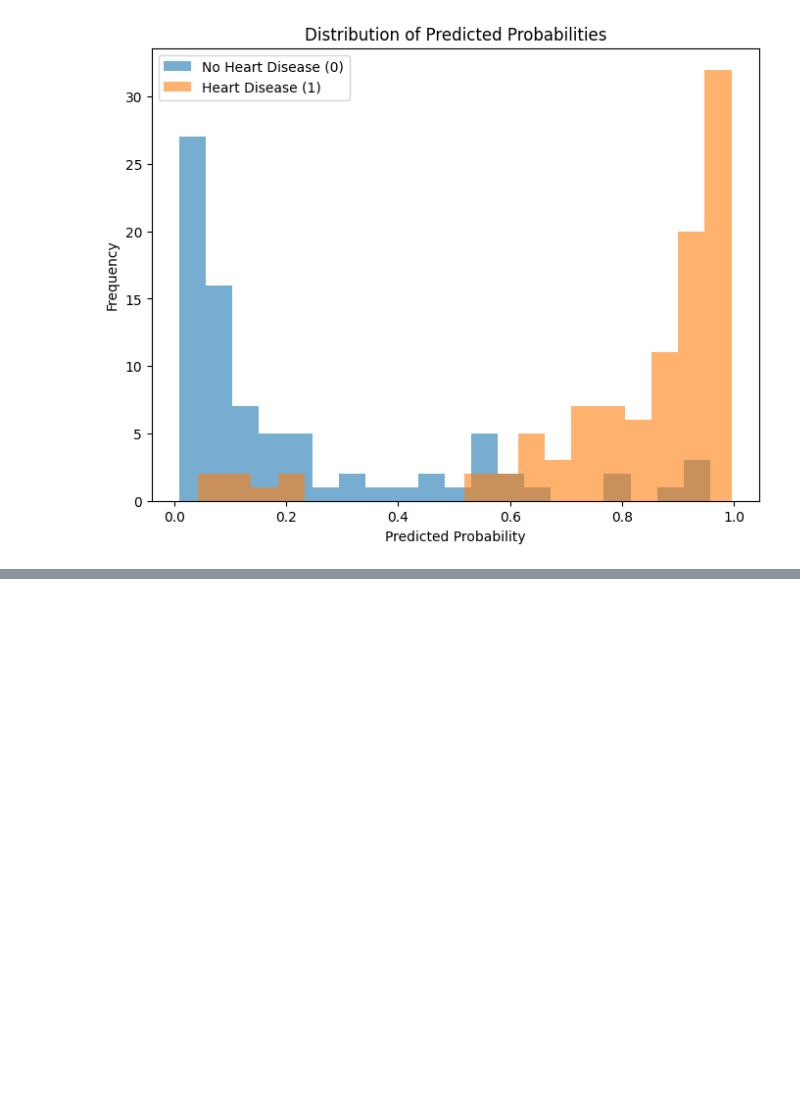
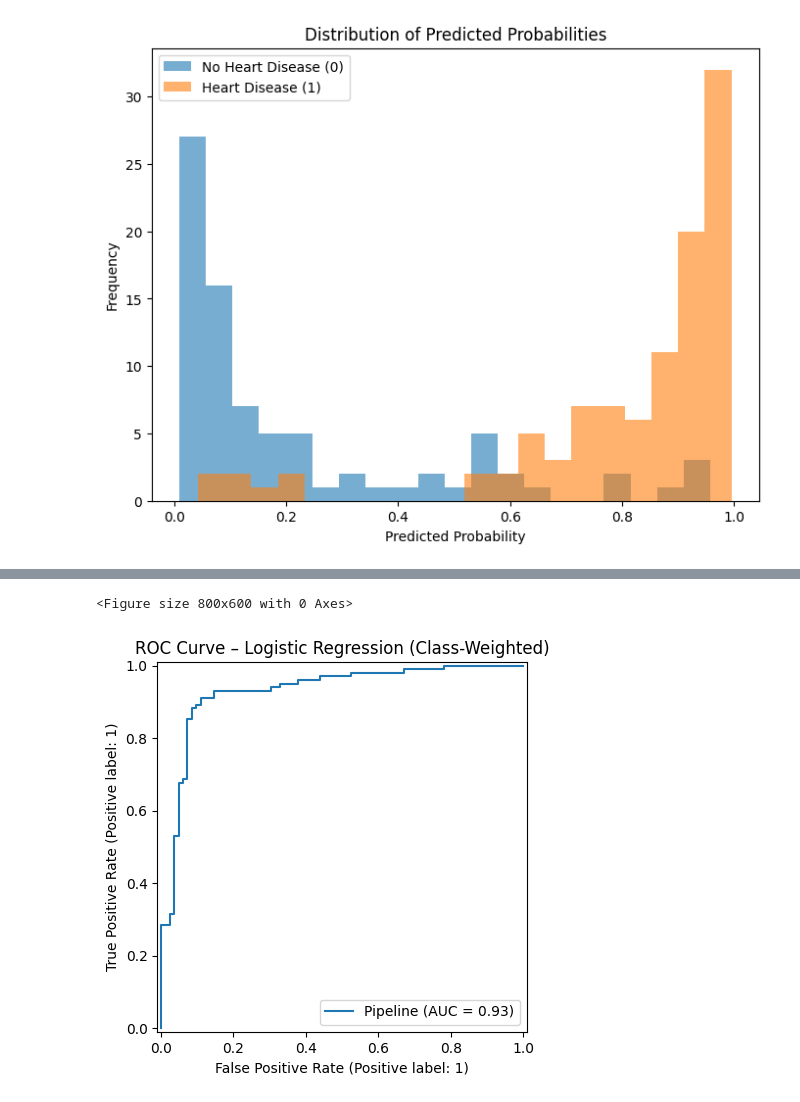
Before and after one commit to Sublymonal/aai501, a Jupyter notebook: logistic_regression.ipynb, the cells around one changed output, grey strips where cells are left out. Cells and saved outputs as stored; diff of their text form; code cells hidden in the pictures; blank space fills up the shorter version.

```diff
--- a/logistic_regression.ipynb
+++ b/logistic_regression.ipynb
@@ -265,0 +276,30 @@ plt.show()
+# %%
+## Gender Imbalance Correction (Class-Weighted Logistic Regression).
+
+from sklearn.linear_model import LogisticRegression
+from sklearn.pipeline import Pipeline
+from sklearn.preprocessing import StandardScaler
+from sklearn.metrics import accuracy_score, precision_score, recall_score, f1_score, roc_auc_score, classification_report
+
+# Logistic Regression with built-in class weighting.
+log_reg_balanced = Pipeline(steps=[
+    ("scaler", StandardScaler()),
+    ("log_reg", LogisticRegression(max_iter=1000, class_weight="balanced"))
+])
+
+# Train model.
+log_reg_balanced.fit(X_train, y_train)
+
+# Predictions.
+y_pred_bal = log_reg_balanced.predict(X_test)
+y_prob_bal = log_reg_balanced.predict_proba(X_test)[:, 1]
+
+# Metrics.
+print("Accuracy:", accuracy_score(y_test, y_pred_bal))
+print("Precision:", precision_score(y_test, y_pred_bal))
+print("Recall:", recall_score(y_test, y_pred_bal))
+print("F1 Score:", f1_score(y_test, y_pred_bal))
+print("ROC-AUC:", roc_auc_score(y_test, y_prob_bal))
+
+print("\nClassification Report:")
+print(classification_report(y_test, y_pred_bal))
@@ -266 +322,9 @@ plt.show()
+# %%
+plt.figure(figsize=(8,6))
+RocCurveDisplay.from_estimator(log_reg_balanced, X_test, y_test)
+plt.title("ROC Curve – Logistic Regression (Class-Weighted)")
+plt.show()
+# %% [output]
+<Figure size 800x600 with 0 Axes>
+[figure, added]
 # %% [markdown]
```
Also changed, not shown: parts of 4 cells of this notebook.
